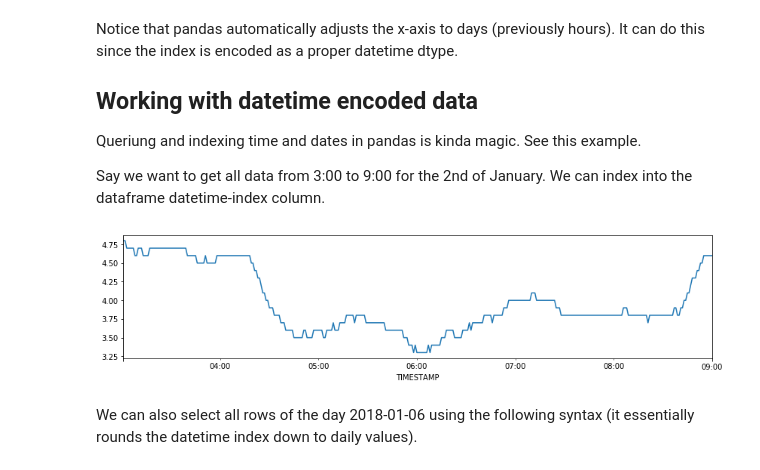
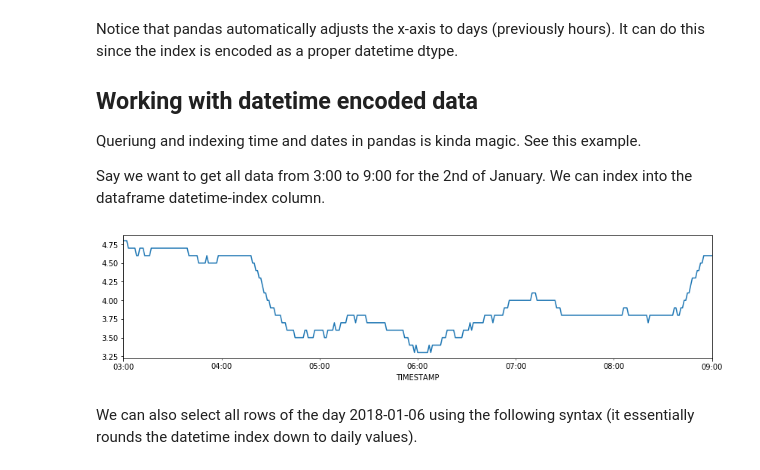
Before and after one commit to cwerner/kit_micmor_summerschool_2019, a Jupyter notebook: nbs/intro_03_pandas.ipynb, the cells around one changed output. Cells and saved outputs as stored; diff of their text form; code cells hidden in the pictures.

```diff
--- a/nbs/intro_03_pandas.ipynb
+++ b/nbs/intro_03_pandas.ipynb
@@ -691,12 +713,12 @@ Queriung and indexing time and dates in pandas is kinda magic. See this example.
 
 Say we want to get all data from 3:00 to 9:00 for the 2nd of January. We can index into the dataframe datetime-index column.
 # %%
-subset = df[(df.index > '2018-01-02 03:00') & (df.index <= '2018-01-02 09:00')]
-
+# select a certain period from datetime index
+subset = df['2018-01-02 03:00':'2018-01-02 09:00']
 fig,ax = plt.subplots(1,1, figsize=(14,3))
 subset.airtemp_Avg.plot();
 # %% [output]
-[figure, old version]
+[figure, new version]
 # %% [markdown]
 We can also select all rows of the day 2018-01-06 using the following syntax (it essentially rounds the datetime index down to daily values).
 # %%
```
Also changed, not shown: parts of 42 cells of this notebook, 2 other files.
